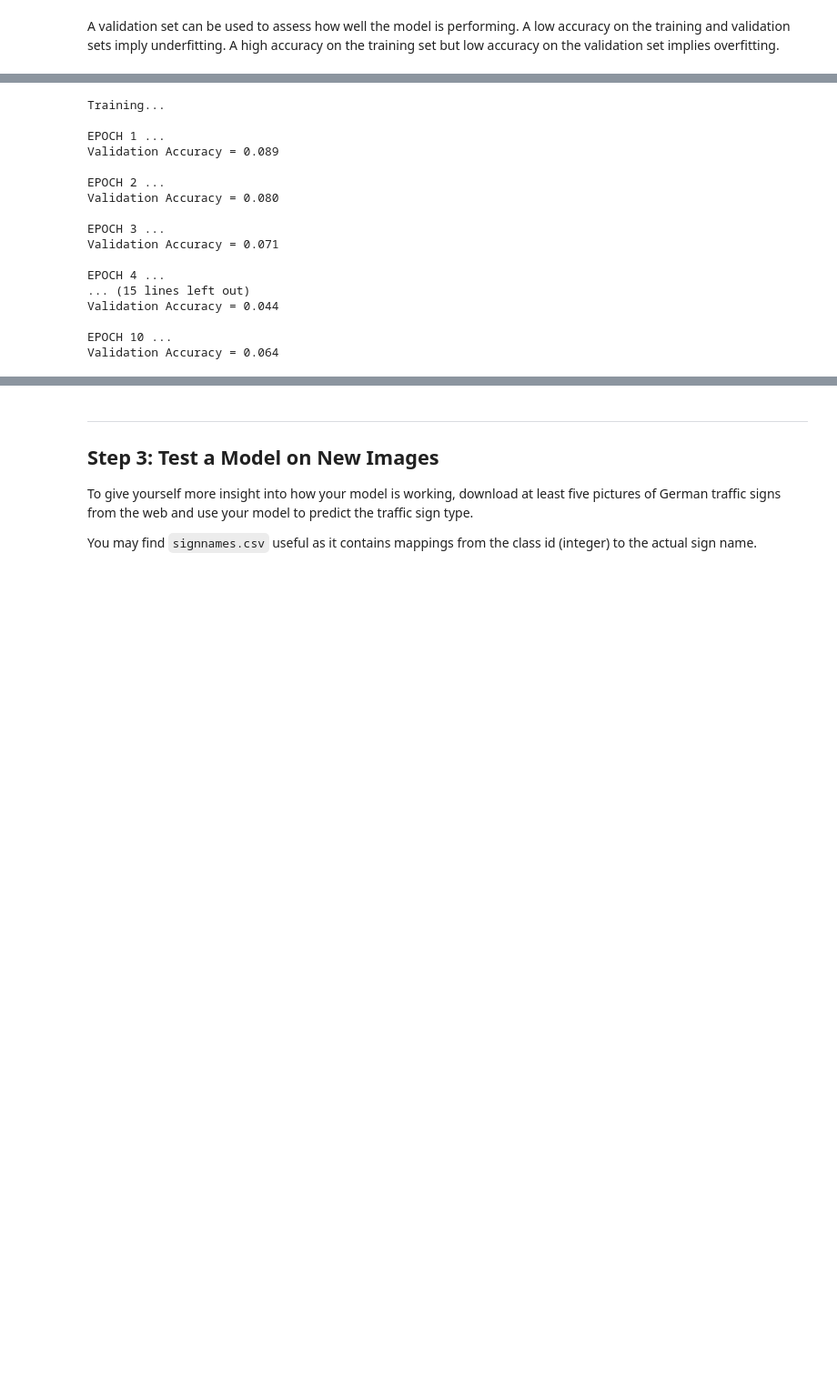
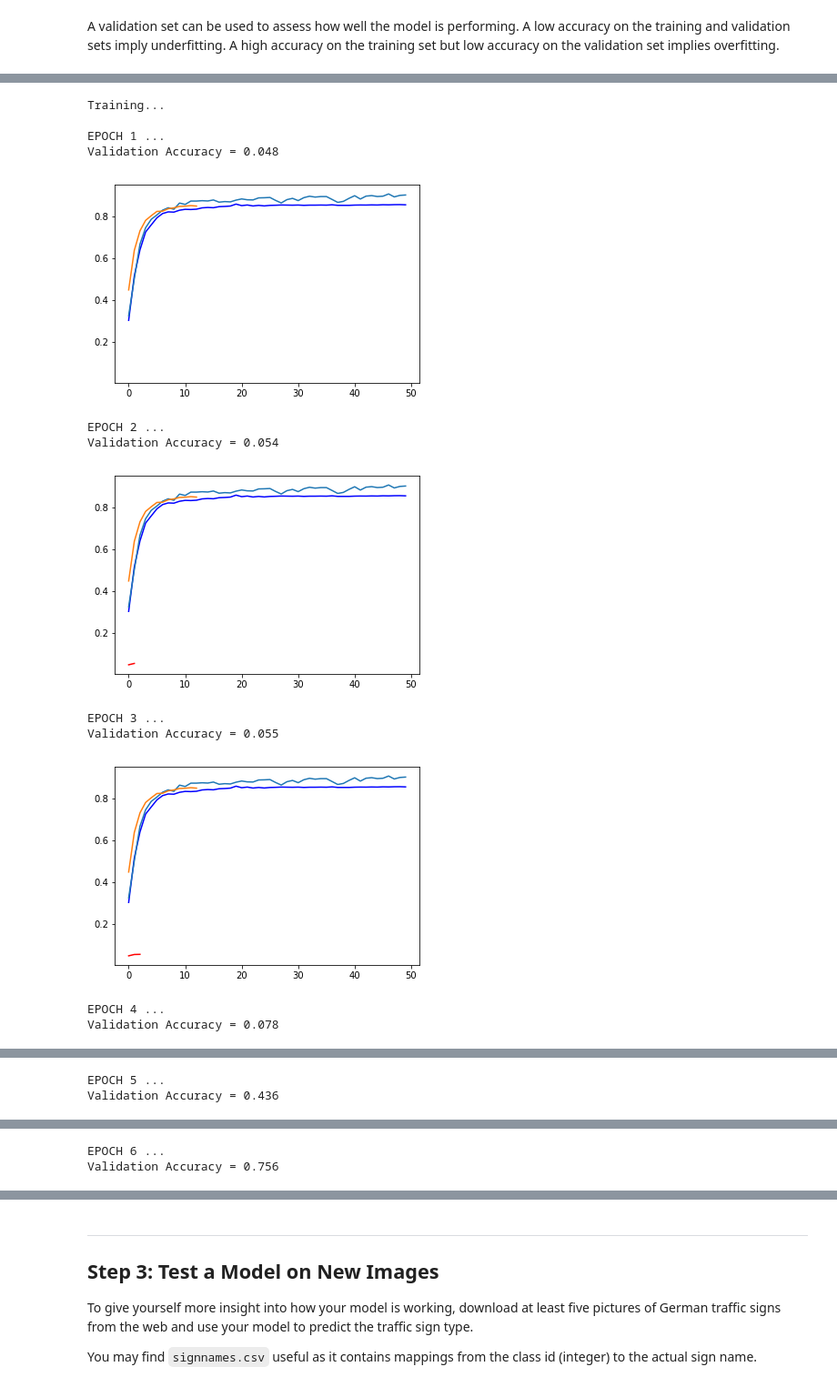
Before and after one commit to SevenRan/CarND-Traffic-Sign-Classifier, a Jupyter notebook: Traffic_Sign_Classifier.ipynb, the cells around one changed output, grey strips where cells are left out. Shown: that part at 91% size. Cells and saved outputs as stored; diff of their text form; code cells hidden in the pictures; blank space fills up the shorter version.

```diff
--- a/Traffic_Sign_Classifier.ipynb
+++ b/Traffic_Sign_Classifier.ipynb
@@ -177,21 +177,21 @@ from tensorflow.contrib.layers import flatten
 strides = 1
 n_classes = 43
 
-learning_rate = 0.001
-EPOCHS = 10
-BATCH_SIZE = 128
-dropout = 0.5
-layer_1_depth = 5
-layer_2_depth = 20
-layer_3_depth = 100
-layer_4_depth = 60
-
+learning_rate = 0.0025
+EPOCHS = 200
+BATCH_SIZE = 256
+dropout = 0.65
+layer_1_depth = 10
+layer_2_depth = 100
+layer_3_depth = 200
+layer_4_depth = 100
+layerToShow = None
 weights = {
-    'wc1': tf.Variable(tf.random_normal([5, 5, 3, layer_1_depth])),
-    'wc2': tf.Variable(tf.random_normal([5, 5, layer_1_depth, layer_2_depth])),
-    'wd1': tf.Variable(tf.random_normal([5*5*layer_2_depth, layer_3_depth])),
-    'wd2': tf.Variable(tf.random_normal([layer_3_depth, layer_4_depth])),
-    'out': tf.Variable(tf.random_normal([layer_4_depth, n_classes]))}
+    'wc1': tf.Variable(tf.truncated_normal([5, 5, 3, layer_1_depth],stddev=0.1)),
+    'wc2': tf.Variable(tf.truncated_normal([5, 5, layer_1_depth, layer_2_depth],stddev=0.1)),
+    'wd1': tf.Variable(tf.truncated_normal([5*5*layer_2_depth, layer_3_depth],stddev=0.1)),
+    'wd2': tf.Variable(tf.truncated_normal([layer_3_depth, layer_4_depth],stddev=0.1)),
+    'out': tf.Variable(tf.truncated_normal([layer_4_depth, n_classes],stddev=0.1))}
 
 biases = {
     'bc1': tf.Variable(tf.zeros([layer_1_depth])),
@@ -213,7 +213,7 @@ def LeNet(x):
     # TODO: Pooling. Input = 28x28x6. Output = 14x14x6.
     conv1 = tf.nn.max_pool(conv1, ksize=[1, 2, 2, 1], strides=[1, 2, 2, 1], padding='VALID')
     print(conv1.shape)
-
+    layerToShow = conv1
 
     # TODO: Layer 2: Convolutional. Output = 10x10x16.
     conv2 = tf.nn.conv2d(conv1, weights['wc2'], strides=[1,strides, strides, 1], padding='VALID')
@@ -287,40 +287,48 @@ def evaluate(X_data, y_data):
 (?, 43)
 # %%
+values = []
 with tf.Session() as sess:
     sess.run(tf.global_variables_initializer())
     num_examples = len(X_train)
-
     print("Training...")
     print()
+    old_values = pickle.load(open('values.txt','rb'))
+    old_values2 = pickle.load(open('values0.00120.txt','rb'))
+    old_values3 = pickle.load(open('values0.00110.txt','rb'))
+
     for i in range(EPOCHS):
         X_train, y_train = shuffle(X_train, y_train)
         for offset in range(0, num_examples, BATCH_SIZE):
             end = offset + BATCH_SIZE
             batch_x, batch_y = X_train[offset:end], y_train[offset:end]
             sess.run(training_operation, feed_dict={x: batch_x, y: batch_y})
 
         validation_accuracy = evaluate(X_validation, y_validation)
+        values.append([i+1,validation_accuracy])
         print("EPOCH {} ...".format(i+1))
         print("Validation Accuracy = {:.3f}".format(validation_accuracy))
         print()
+        plt.plot([t[1] for t in values],'r')
+        plt.plot([t[1] for t in old_values],'b')
+        plt.plot([t[1] for t in old_values2])
+        plt.plot([t[1] for t in old_values3])
+        #plt.plot(range(EPOCHS),,'r')
+        plt.show()
+        pickle.dump(values, open('values'+'{:.5f}'.format(learning_rate)+'.txt', 'wb'))
 
     saver.save(sess, './lenet')
     print("Model saved")
 # %% [output]
 Training...
 
 EPOCH 1 ...
-Validation Accuracy = 0.089
-
-EPOCH 2 ...
-Validation Accuracy = 0.080
-
-EPOCH 3 ...
-Validation Accuracy = 0.071
-
-EPOCH 4 ...
-... (15 lines left out)
-Validation Accuracy = 0.044
-
-EPOCH 10 ...
-Validation Accuracy = 0.064
+Validation Accuracy = 0.048
+[figure, added]
+EPOCH 2 ...
+Validation Accuracy = 0.054
+[figure, added]
+EPOCH 3 ...
+Validation Accuracy = 0.055
+[figure, added]
+EPOCH 4 ...
+Validation Accuracy = 0.078
@@ -326,0 +336,2 @@ Validation Accuracy = 0.064
+EPOCH 5 ...
+Validation Accuracy = 0.436
@@ -326,0 +339,2 @@ Validation Accuracy = 0.064
+EPOCH 6 ...
+Validation Accuracy = 0.756
```
Also changed, not shown: parts of 4 cells of this notebook, 16 other files.
